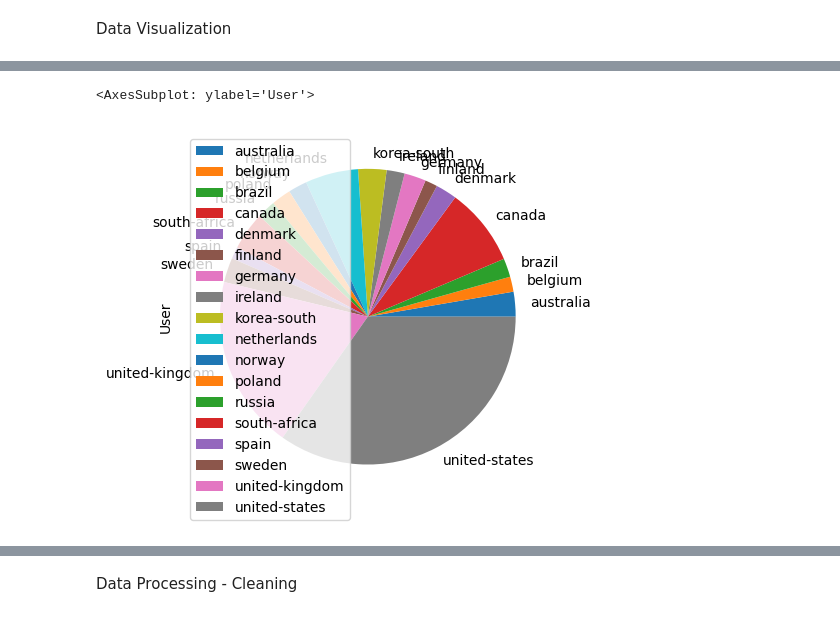
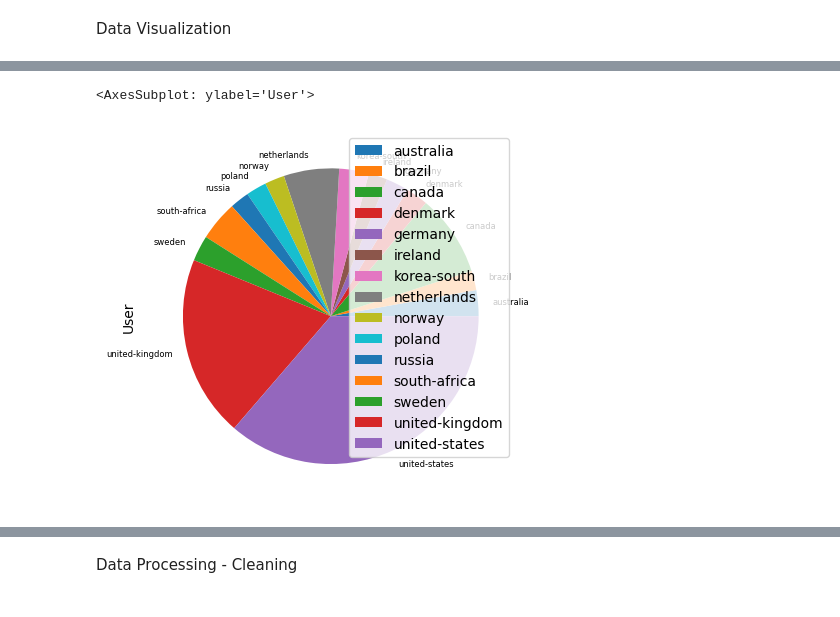
Before and after one commit to AndreaCamilloni/DM2583-project, a Jupyter notebook: notebook.ipynb, the cells around one changed output, grey strips where cells are left out. Saved outputs shown, nothing was run; the diff lists cells and outputs as text; code cells hidden in the pictures.

```diff
--- a/notebook.ipynb
+++ b/notebook.ipynb
@@ -5,2 +9,2 @@ import matplotlib.pyplot as plt
 # %%
-reviews_df, wines_df, users_df = get_dataset()
+reviews_df, wines_df, users_df, full_df = get_dataset()
@@ -47,5 +86,5 @@ geo_area_it[geo_area_it['Wine']>8].plot(kind='pie', y='Wine')
 # %%
-users_df.groupby(['Country']).count()[users_df.groupby(['Country']).count()['User']>500].plot(kind='pie', y='User')
+users_df.groupby(['Country']).count()[users_df.groupby(['Country']).count()['User']>700].plot(kind='pie', y='User', fontsize=6,rot=20)
 # %% [output]
 <AxesSubplot: ylabel='User'>
-[figure, old version]
+[figure, new version]
```
Also changed, not shown: parts of 21 cells of this notebook, 1 other file.
